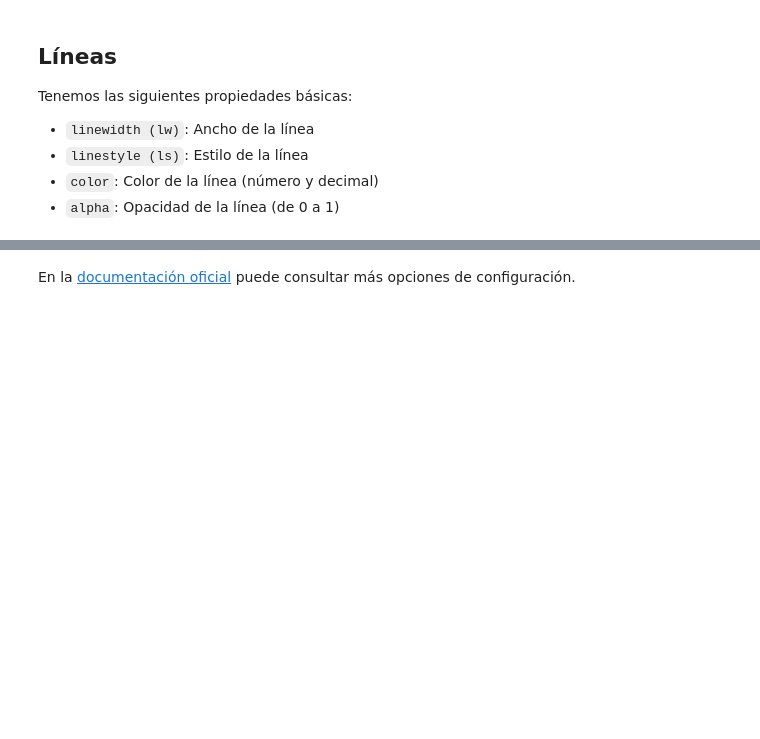
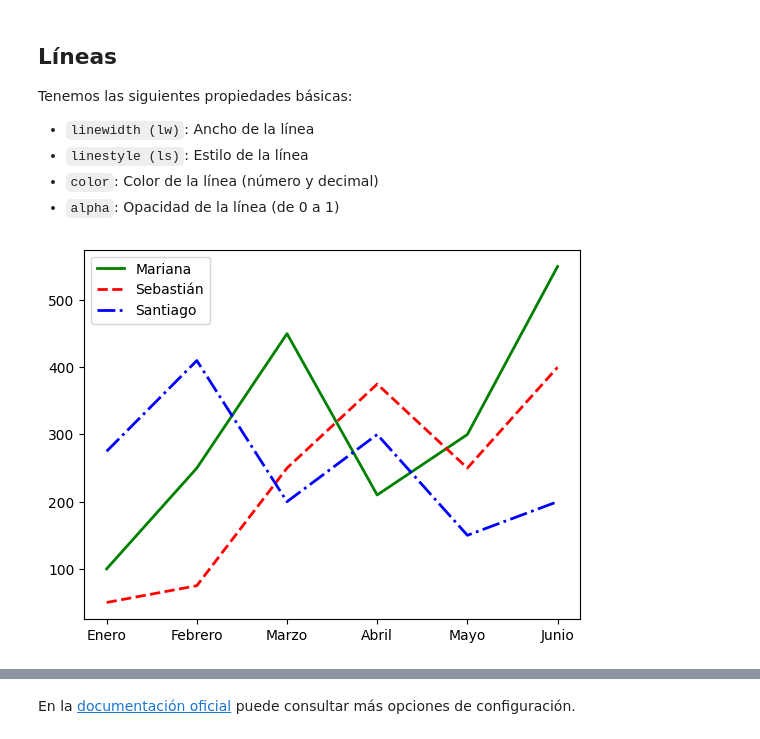
Before and after one commit to marivilla93/Programacion-Python-Basico-GRUPO-1---6181133432, a Jupyter notebook: Estudiantes/Mariana V/NOTEBOOKS CLASES/CLASE 10/06 - Estilos de línea y marcadores.ipynb, the cells around one changed output, grey strips where cells are left out. Cells and saved outputs as stored; diff of their text form; code cells hidden in the pictures; blank space fills up the shorter version.

```diff
--- a/Estudiantes/Mariana V/NOTEBOOKS CLASES/CLASE 10/06 - Estilos de línea y marcadores.ipynb
+++ b/Estudiantes/Mariana V/NOTEBOOKS CLASES/CLASE 10/06 - Estilos de línea y marcadores.ipynb
@@ -6,13 +6,12 @@ En esta lección vamos a seguir personalizando nuestro gráfico, concretamente l
 import numpy as np
 import matplotlib.pyplot as plt
 
-ahorros = np.random.randint(100, size=[6])
 meses = ['Enero','Febrero','Marzo','Abril','Mayo','Junio']
 mapeado = range(len(meses))
 
-arr_pedro = np.random.randint(100, size=[6])
-arr_marta = np.random.randint(100, size=[6])
-arr_ana = np.random.randint(100, size=[6])
+Mariana = [100,250,450,210,300,550]
+Sebastian = [50,75,250,375,250,400]
+Santiago = [275,410,200,300,150,200]
 # %% [markdown]
 ## Líneas
 
@@ -24,9 +23,11 @@ Tenemos las siguientes propiedades básicas:
 - `alpha`: Opacidad de la línea (de 0 a 1)
 # %%
 # Configuración de las líneas
-plt.plot(arr_pedro, label="Oscar", color="red", ls="-", lw="5")
-plt.plot(arr_marta, label="Andrés", color="#0000ff", ls="--", lw="4")
-plt.plot(arr_ana, label="Ana", color="green", ls="-.", lw="3")
+plt.plot(Mariana, label="Mariana", color="green", ls="-", lw="2")
+plt.plot(Sebastian, label="Sebastián", color="red", ls="--", lw="2")
+plt.plot(Santiago, label="Santiago", color="blue", ls="-.", lw="2")
 plt.xticks(mapeado, meses)
 plt.legend()
 plt.show()
+# %% [output]
+[figure, added]
```
Also changed, not shown: parts of 2 cells of this notebook, 4 other files.
